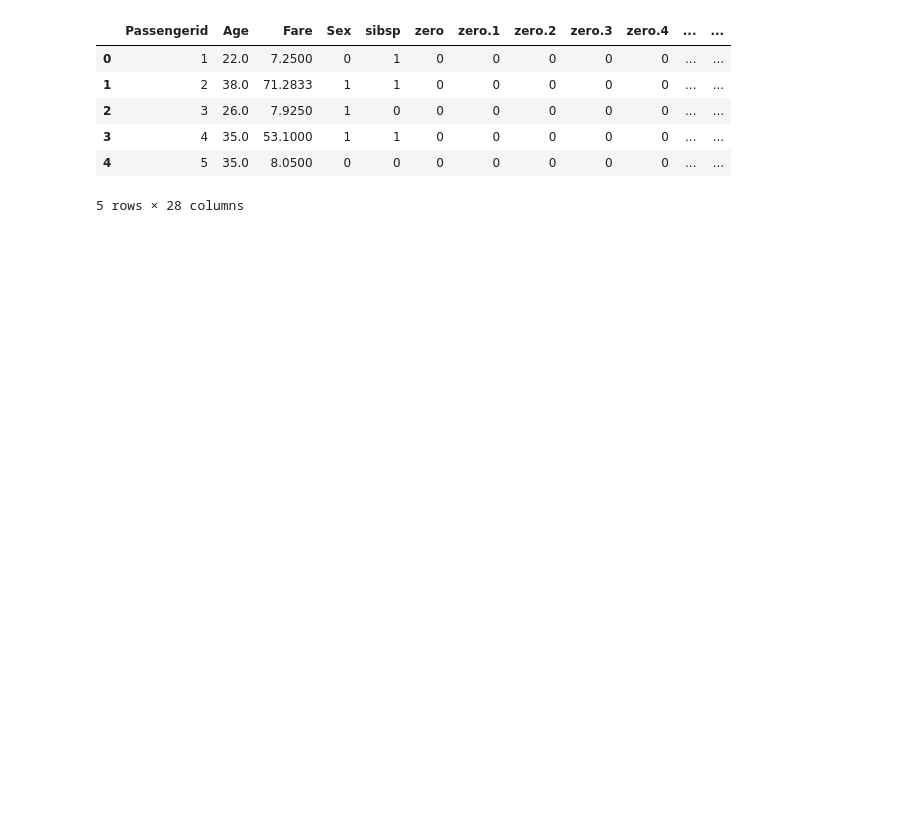
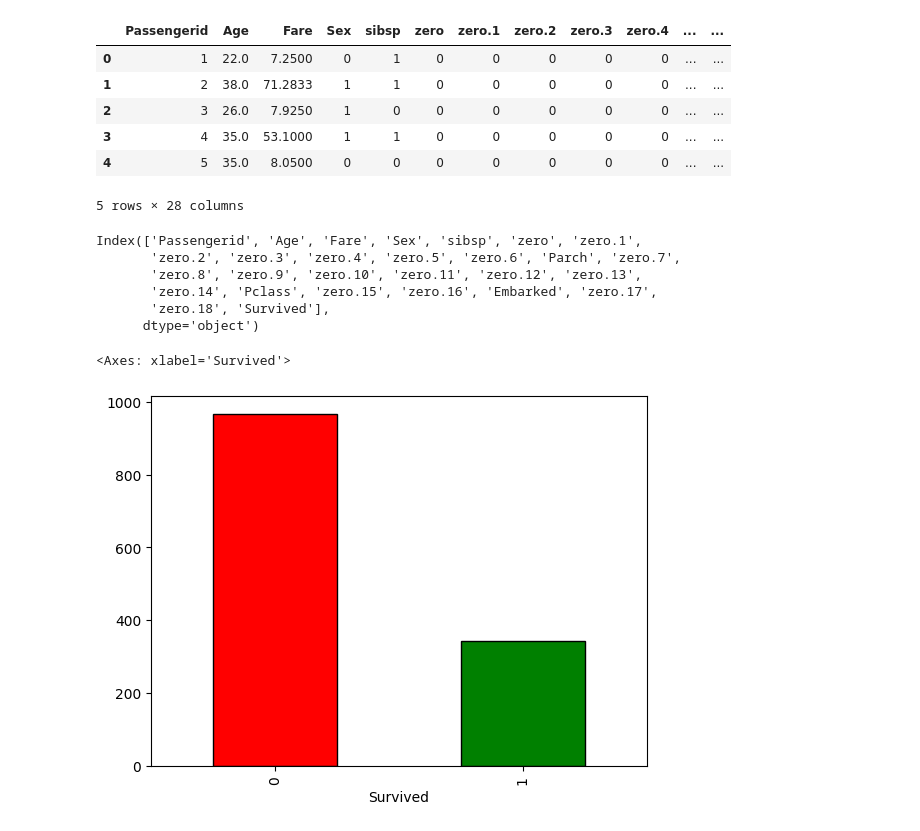
Before and after one commit to gholam4030/Gholam_Codeyourpath, a Jupyter notebook: notebook/1.0-codeyourpath-initial-titanic-analysis.ipynb, the cells around one changed output. Drawn from its saved outputs; the diff is of its cells as text; code cells hidden in the pictures; blank space fills up the shorter version.

```diff
--- a/notebook/1.0-codeyourpath-initial-titanic-analysis.ipynb
+++ b/notebook/1.0-codeyourpath-initial-titanic-analysis.ipynb
@@ -7,7 +7,7 @@ import pandas as pd
 # %% [markdown]
 ## Loading intial data
 # %%
-datasetpath='../data/raw/train_and_test2.csv'
+datasetpath=('../data/raw/train_and_test2.csv')
 # %%
 df=pd.read_csv(datasetpath)
 # %%
@@ -53,3 +42,12 @@ df.head()
 | 3 | 4 | 35.0 | 53.1000 | 1 | 1 | 0 | 0 | 0 | 0 | 0 | ... | ... |
 | 4 | 5 | 35.0 | 8.0500 | 0 | 0 | 0 | 0 | 0 | 0 | 0 | ... | ... |
 5 rows × 28 columns
+# %%
+df.columns
+# %% [output]
+Index(['Passengerid', 'Age', 'Fare', 'Sex', 'sibsp', 'zero', 'zero.1',
+       'zero.2', 'zero.3', 'zero.4', 'zero.5', 'zero.6', 'Parch', 'zero.7',
+       'zero.8', 'zero.9', 'zero.10', 'zero.11', 'zero.12', 'zero.13',
+       'zero.14', 'Pclass', 'zero.15', 'zero.16', 'Embarked', 'zero.17',
+       'zero.18', 'Survived'],
+      dtype='object')
@@ -55,0 +56,7 @@ df.head()
+# %%
+survived = df['Survived'].value_counts()
+# %%
+survived.plot(kind='bar', color=['red', 'green'], edgecolor='black')
+# %% [output]
+<Axes: xlabel='Survived'>
+[figure, added]
```
Also changed, not shown: parts of 3 cells of this notebook.
